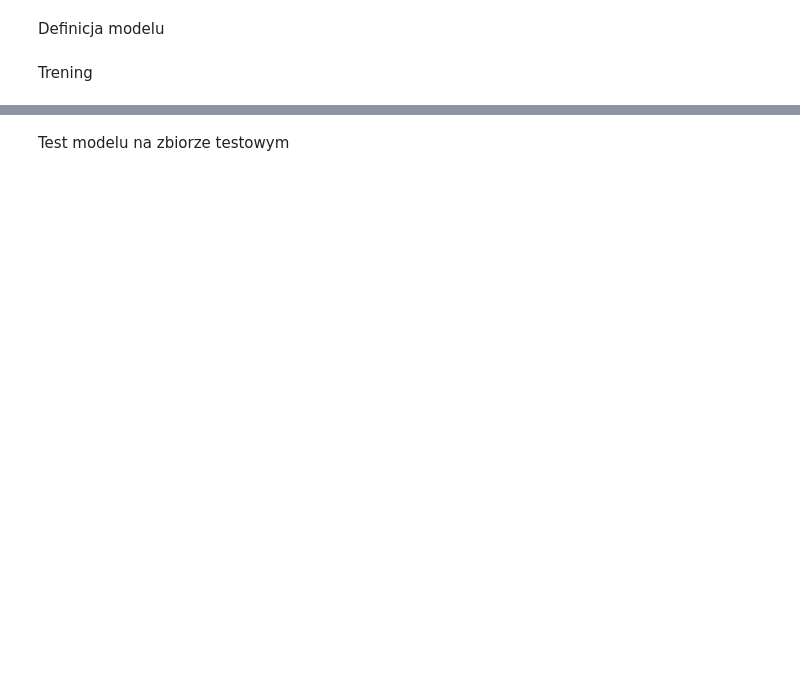
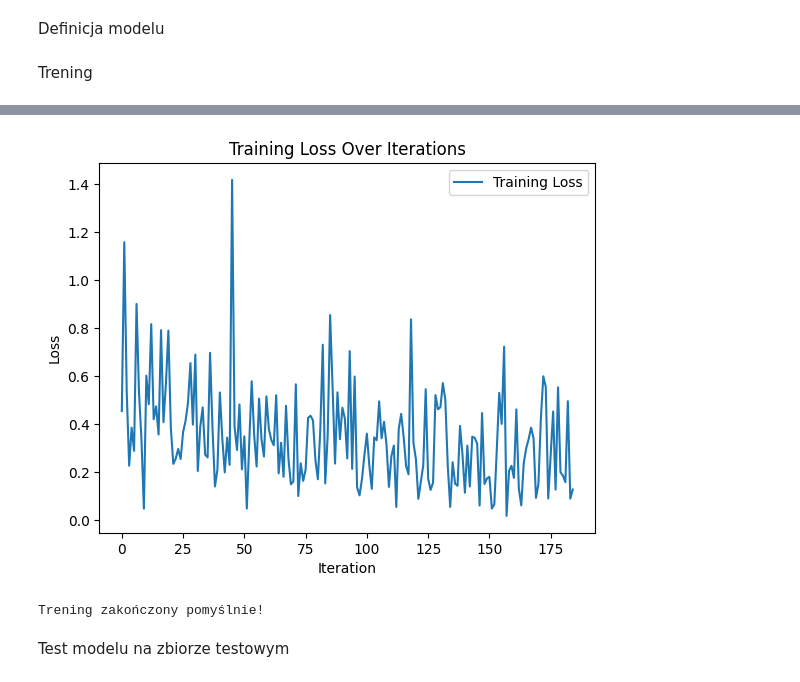
Before and after one commit to JakubSamulski/-neural_networks, a Jupyter notebook: Zad5/Zad5.ipynb, the cells around one changed output, grey strips where cells are left out. Saved outputs shown, nothing was run; the diff lists cells and outputs as text; code cells hidden in the pictures; blank space fills up the shorter version.

```diff
--- a/Zad5/Zad5.ipynb
+++ b/Zad5/Zad5.ipynb
@@ -35,16 +48,12 @@ class FashionMNISTModel(nn.Module):
     def __init__(self, input_size, hidden_size1, hidden_size2, output_size):
         super(FashionMNISTModel, self).__init__()
         self.fc1 = nn.Linear(input_size, hidden_size1)
-        self.relu1 = nn.ReLU()
-        self.fc2 = nn.Linear(hidden_size1, hidden_size2)
         self.relu2 = nn.ReLU()
-        self.fc3 = nn.Linear(hidden_size2, output_size)
+        self.fc3 = nn.Linear(hidden_size1, output_size)
 
     def forward(self, x):
         x = x.flatten(start_dim=1)  # Spłaszcz tensor wejściowy
         x = self.fc1(x)
-        x = self.relu1(x)
-        x = self.fc2(x)
         x = self.relu2(x)
         x = self.fc3(x)
         return x
@@ -53,30 +62,40 @@ Trening
 # %%
 from torch import optim
 
-input_size = 28 * 28  # Rozmiar obrazu FashionMNIST
-hidden_size1 = 128
-hidden_size2 = 64
-output_size = 10  # 10 klas w FashionMNIST
+input_size = 28 * 28
+hidden_size1 = 1000
+hidden_size2 = 0
+output_size = 10
 model = FashionMNISTModel(input_size, hidden_size1, hidden_size2, output_size)
 criterion = nn.CrossEntropyLoss()
 optimizer = optim.Adam(model.parameters(), lr=0.001)
 
-# Trening modelu
+losses = []
 num_epochs = 5
 for epoch in range(num_epochs):
     for i, (images, labels) in enumerate(data_loader):
-        # Przygotuj dane
+
         outputs = model(images)
         loss = criterion(outputs, labels)
 
-        # Wsteczna propagacja i aktualizacja wag
         optimizer.zero_grad()
         loss.backward()
         optimizer.step()
 
-        # Wyświetl postęp
+
         if (i + 1) % 100 == 0:
+            losses.append(loss.item())
             print(f'Epoch [{epoch + 1}/{num_epochs}], Step [{i + 1}/{len(data_loader)}], Loss: {loss.item():.4f}')
 
+
+# plot loss
+import matplotlib.pyplot as plt
+plt.plot(losses, label='Training Loss')
+plt.xlabel('Iteration')
+plt.ylabel('Loss')
+plt.title('Training Loss Over Iterations')
+plt.legend()
+plt.show()
+
 print("Trening zakończony pomyślnie!")
 # %% [output]
@@ -100,3 +119,5 @@ Trening zakończony pomyślnie!
+[figure, added]
+Trening zakończony pomyślnie!
 # %% [markdown]
 Test modelu na zbiorze testowym
 # %%
```
Also changed, not shown: parts of 4 cells of this notebook.
